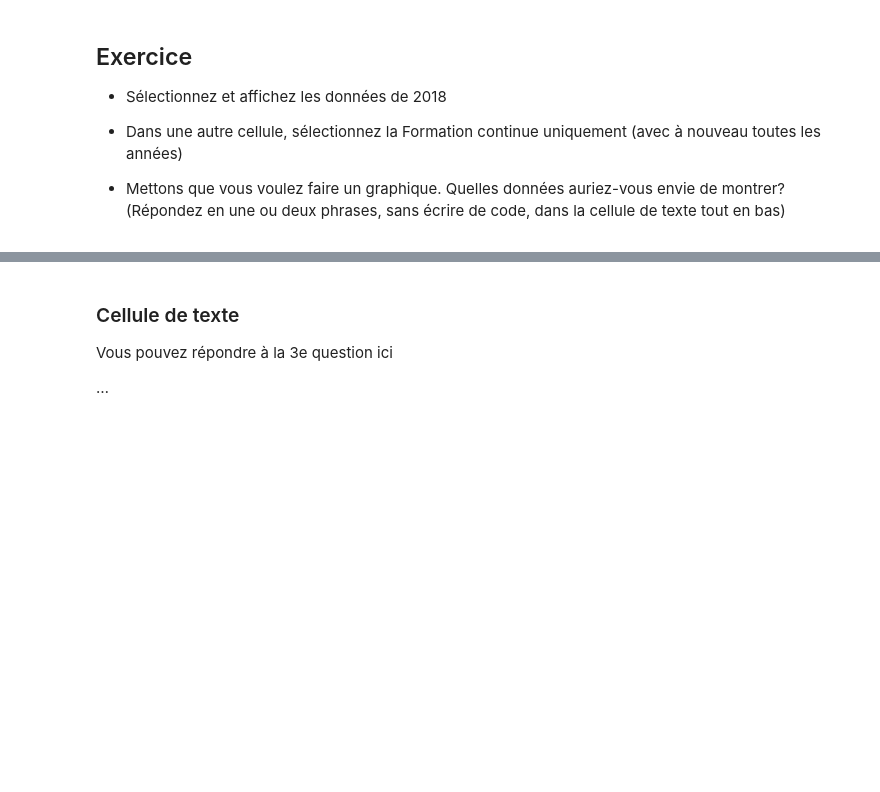
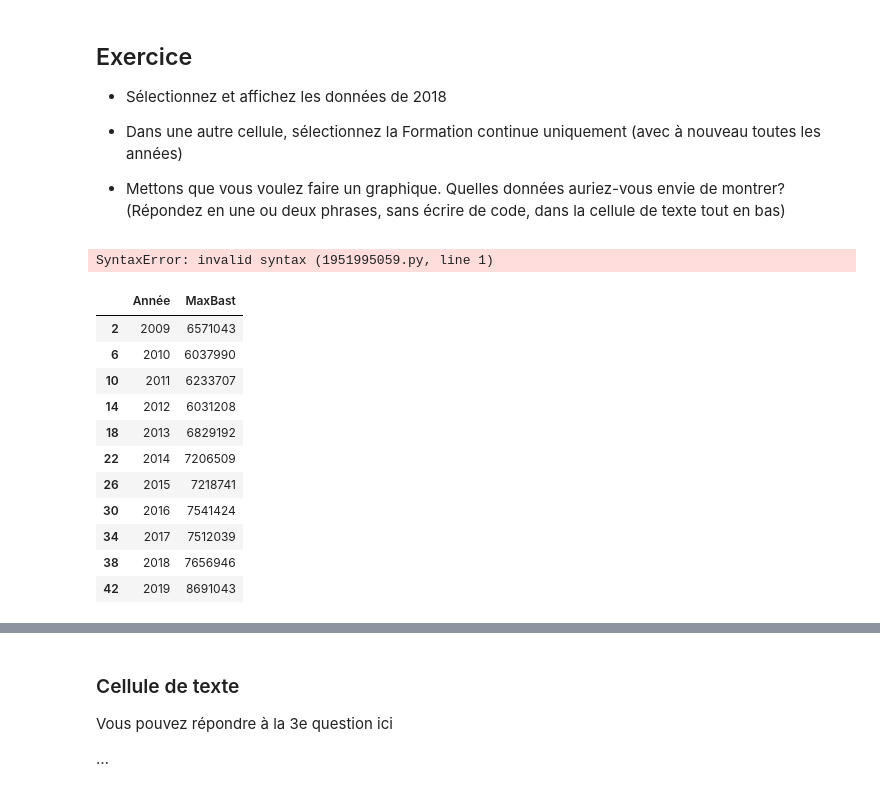
Before and after one commit to palrogg/intro_github_2024, a Jupyter notebook: 01-Premiers-pas-avec-Pandas.ipynb, the cells around one changed output, grey strips where cells are left out. Saved outputs shown, nothing was run; the diff lists cells and outputs as text; code cells hidden in the pictures; blank space fills up the shorter version.

```diff
--- a/01-Premiers-pas-avec-Pandas.ipynb
+++ b/01-Premiers-pas-avec-Pandas.ipynb
@@ -305,3 +305,7 @@ Peut-être qu’on peut tout diviser par un million?
 * Dans une autre cellule, sélectionnez la Formation continue uniquement (avec à nouveau toutes les années)
 
 * Mettons que vous voulez faire un graphique. Quelles données auriez-vous envie de montrer? (Répondez en une ou deux phrases, sans écrire de code, dans la cellule de texte tout en bas)
+# %%
+df[]
+# %% [output]
+SyntaxError: invalid syntax (1951995059.py, line 1)
@@ -307,0 +315,17 @@ Peut-être qu’on peut tout diviser par un million?
+# %%
+condition = df['Prestation'] == 'Formation continue'
+colonnes = ["Année","MaxBast"]
+df[condition][colonnes]
+# %% [output]
+|  | Année | MaxBast |
+| 2 | 2009 | 6571043 |
+| 6 | 2010 | 6037990 |
+| 10 | 2011 | 6233707 |
+| 14 | 2012 | 6031208 |
+| 18 | 2013 | 6829192 |
+| 22 | 2014 | 7206509 |
+| 26 | 2015 | 7218741 |
+| 30 | 2016 | 7541424 |
+| 34 | 2017 | 7512039 |
+| 38 | 2018 | 7656946 |
+| 42 | 2019 | 8691043 |
```
Also changed, not shown: parts of 4 cells of this notebook, 7 other files.
